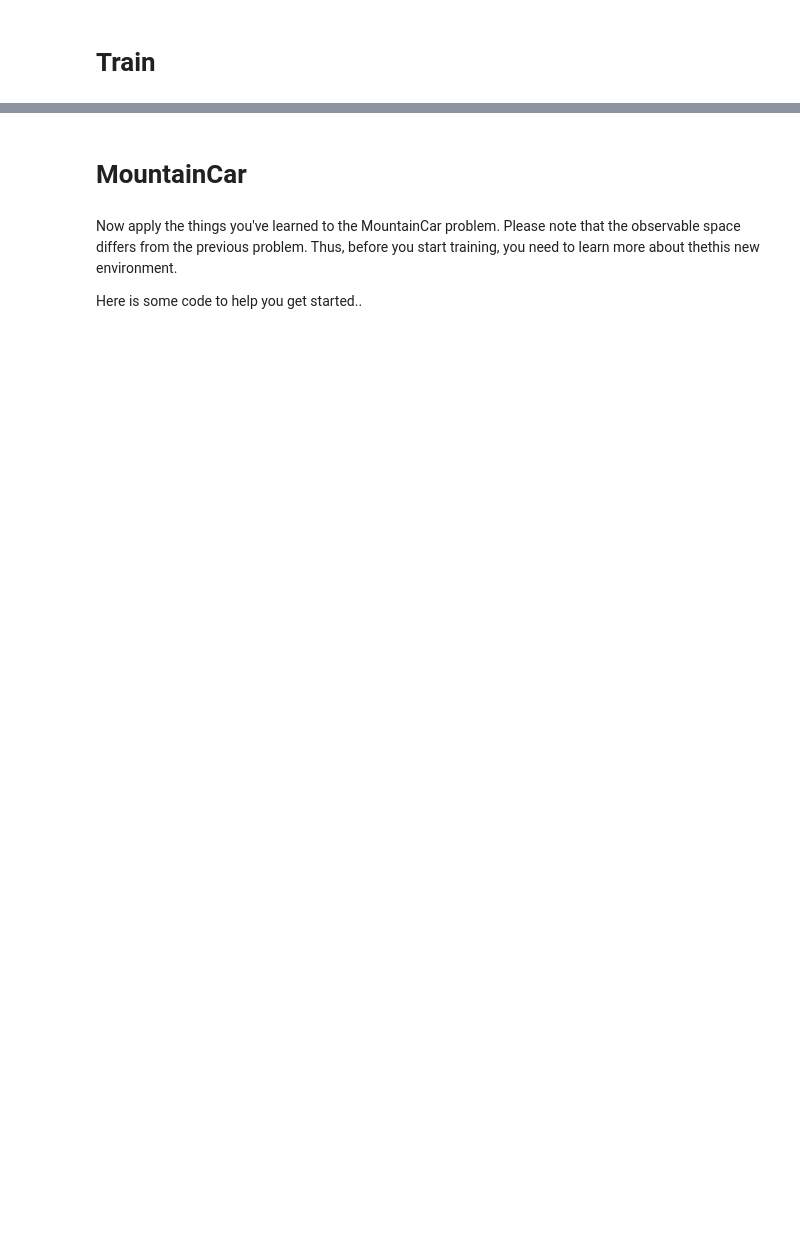
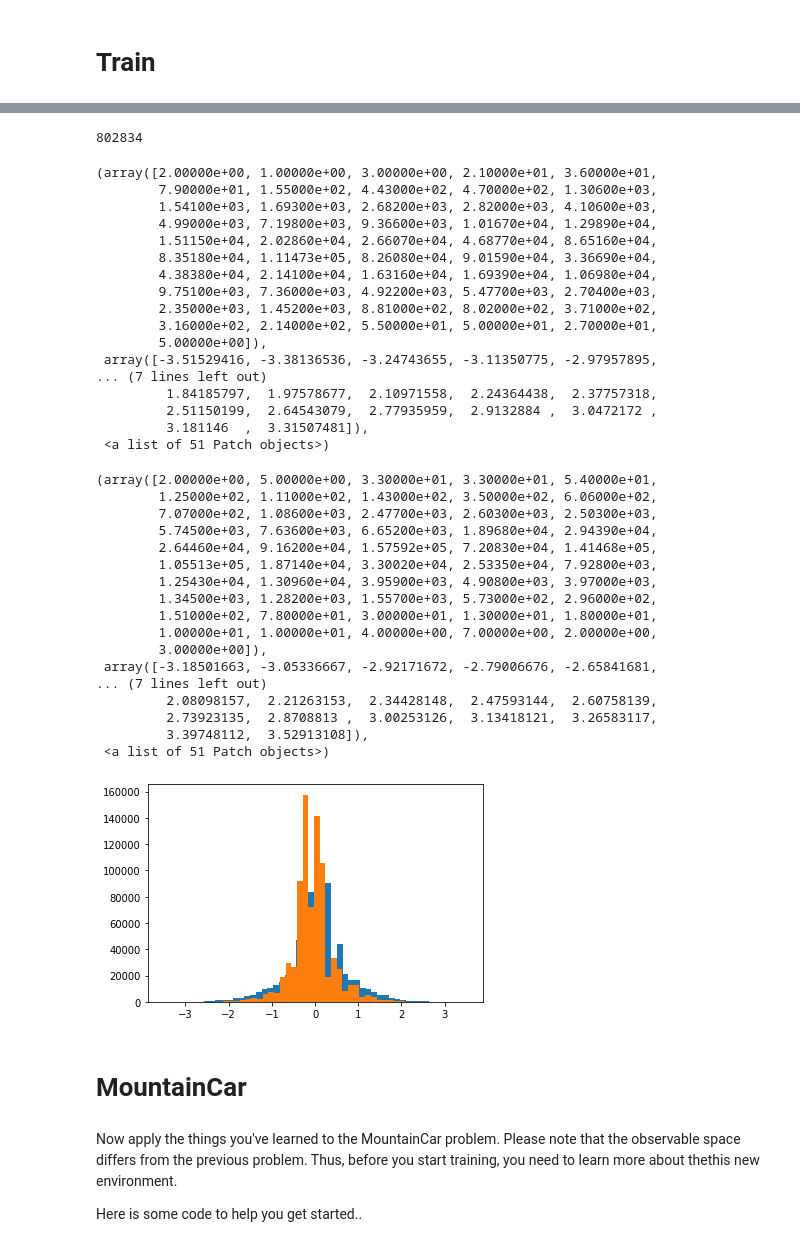
Before and after one commit to Denbergvanthijs/hu-reinforcement-learning-gym, a Jupyter notebook: 1_Hogeschool_Utrecht_Reinforcement_Learning_project_Q_Learning.ipynb, the cells around one changed output, grey strips where cells are left out. Drawn from its saved outputs; the diff is of its cells as text; code cells hidden in the pictures; blank space fills up the shorter version.

```diff
--- a/1_Hogeschool_Utrecht_Reinforcement_Learning_project_Q_Learning.ipynb
+++ b/1_Hogeschool_Utrecht_Reinforcement_Learning_project_Q_Learning.ipynb
@@ -150,7 +149,7 @@ state = env.reset()
 # Perform random actions untill we drop the stick. Just as an example.
 done = False
 while not done:
-    env.render()
+    # env.render()
     # The action_space contains all possible actions we can take.
     random_action = env.action_space.sample()
 
@@ -161,7 +160,7 @@ while not done:
 
 # Show the results!
 env.close()
-show_video()
+# show_video()
 # %% [output]
 We will use a basic OpenAI Gym examle: CartPole-v0.
 In this example, we will try to balance a pole on a cart.
@@ -238,9 +225,9 @@ state_shape = [35, 35, 51, 51]      # For instance: [4, 4, 6, 6], or [10] * 4, o
 q_table = np.random.uniform(low=-1, high=0, size=(state_shape + [env.action_space.n]))
 
 space_space = np.vstack((env.observation_space.low, env.observation_space.high, state_shape)).T
-space_space[:,:2] = np.clip(space_space[:,:2], -10, 10)
+space_space[1,:2] = np.clip(space_space[1,:2], -2, 2)
+space_space[3,:2] = np.clip(space_space[3,:2], -2, 2)
 space_space_linspace = [np.linspace(low, high, num=int(num)) for low, high, num in space_space]
-print(space_space_linspace[1])
 print(len(space_space_linspace), [len(space_linspace) for space_linspace in space_space_linspace])
 
 print('Q table shape:', q_table.shape)
@@ -257,12 +237,10 @@ Q table shape: (35, 35, 51, 51, 2)
 # %% [markdown]
 # Train
 # %%
-# Functions
-
 def discretize_state(state, bins=space_space_linspace):
     # A Q-table cannot practically handle infinite states, so limit the state space by
     # discretizing the state into buckets.
-    discrete_state = np.array([np.digitize(s, bun) for s, bun in zip(state, bins)])
+    discrete_state = np.array([np.clip(np.digitize(s, bun), 0, shape-1) for s, bun, shape in zip(state, bins, state_shape)])
     # print(state)
     # print(discrete_state)
     return tuple(discrete_state.astype(np.int))
@@ -298,6 +276,8 @@ def decayed_epsilon(episode, epsilon_max: float = 0.99, epsilon_min: float = 0.0
         return epsilon_max - epsilon_per_step * episode
 # %%
 # Time to train the system
+cart_states = []
+pole_states = []
 
 for episode in range(num_episodes):
     state = env.reset() # Don't forget to reset the environment between episodes
@@ -314,6 +294,9 @@ for episode in range(num_episodes):
         action = take_action(current_state_disc, epsilon)
         new_state, reward, done, info = env.step(action)
         new_state_disc = discretize_state(new_state)
+
+        cart_states.append(new_state[1])
+        pole_states.append(new_state[3])
 
         # Calculate the total reward
         reward_sum += reward
@@ -361,3 +344,50 @@ True
+# %%
+len(cart_states)
+# %% [output]
+802834
+# %%
+import matplotlib.pylab as plt
+
+%matplotlib inline
+plt.hist(pole_states, bins=51)
+plt.hist(cart_states, bins=51)
+plt.show()
+# %% [output]
+(array([2.00000e+00, 1.00000e+00, 3.00000e+00, 2.10000e+01, 3.60000e+01,
+        7.90000e+01, 1.55000e+02, 4.43000e+02, 4.70000e+02, 1.30600e+03,
+        1.54100e+03, 1.69300e+03, 2.68200e+03, 2.82000e+03, 4.10600e+03,
+        4.99000e+03, 7.19800e+03, 9.36600e+03, 1.01670e+04, 1.29890e+04,
+        1.51150e+04, 2.02860e+04, 2.66070e+04, 4.68770e+04, 8.65160e+04,
+        8.35180e+04, 1.11473e+05, 8.26080e+04, 9.01590e+04, 3.36690e+04,
+        4.38380e+04, 2.14100e+04, 1.63160e+04, 1.69390e+04, 1.06980e+04,
+        9.75100e+03, 7.36000e+03, 4.92200e+03, 5.47700e+03, 2.70400e+03,
+        2.35000e+03, 1.45200e+03, 8.81000e+02, 8.02000e+02, 3.71000e+02,
+        3.16000e+02, 2.14000e+02, 5.50000e+01, 5.00000e+01, 2.70000e+01,
+        5.00000e+00]),
+ array([-3.51529416, -3.38136536, -3.24743655, -3.11350775, -2.97957895,
+... (7 lines left out)
+         1.84185797,  1.97578677,  2.10971558,  2.24364438,  2.37757318,
+         2.51150199,  2.64543079,  2.77935959,  2.9132884 ,  3.0472172 ,
+         3.181146  ,  3.31507481]),
+ <a list of 51 Patch objects>)
+(array([2.00000e+00, 5.00000e+00, 3.30000e+01, 3.30000e+01, 5.40000e+01,
+        1.25000e+02, 1.11000e+02, 1.43000e+02, 3.50000e+02, 6.06000e+02,
+        7.07000e+02, 1.08600e+03, 2.47700e+03, 2.60300e+03, 2.50300e+03,
+        5.74500e+03, 7.63600e+03, 6.65200e+03, 1.89680e+04, 2.94390e+04,
+        2.64460e+04, 9.16200e+04, 1.57592e+05, 7.20830e+04, 1.41468e+05,
+        1.05513e+05, 1.87140e+04, 3.30020e+04, 2.53350e+04, 7.92800e+03,
+        1.25430e+04, 1.30960e+04, 3.95900e+03, 4.90800e+03, 3.97000e+03,
+        1.34500e+03, 1.28200e+03, 1.55700e+03, 5.73000e+02, 2.96000e+02,
+        1.51000e+02, 7.80000e+01, 3.00000e+01, 1.30000e+01, 1.80000e+01,
+        1.00000e+01, 1.00000e+01, 4.00000e+00, 7.00000e+00, 2.00000e+00,
+        3.00000e+00]),
+ array([-3.18501663, -3.05336667, -2.92171672, -2.79006676, -2.65841681,
+... (7 lines left out)
+         2.08098157,  2.21263153,  2.34428148,  2.47593144,  2.60758139,
+         2.73923135,  2.8708813 ,  3.00253126,  3.13418121,  3.26583117,
+         3.39748112,  3.52913108]),
+ <a list of 51 Patch objects>)
+[figure, added]
 # %% [markdown]
 # MountainCar
 # %% [markdown]
```
Also changed, not shown: parts of 5 cells of this notebook.
